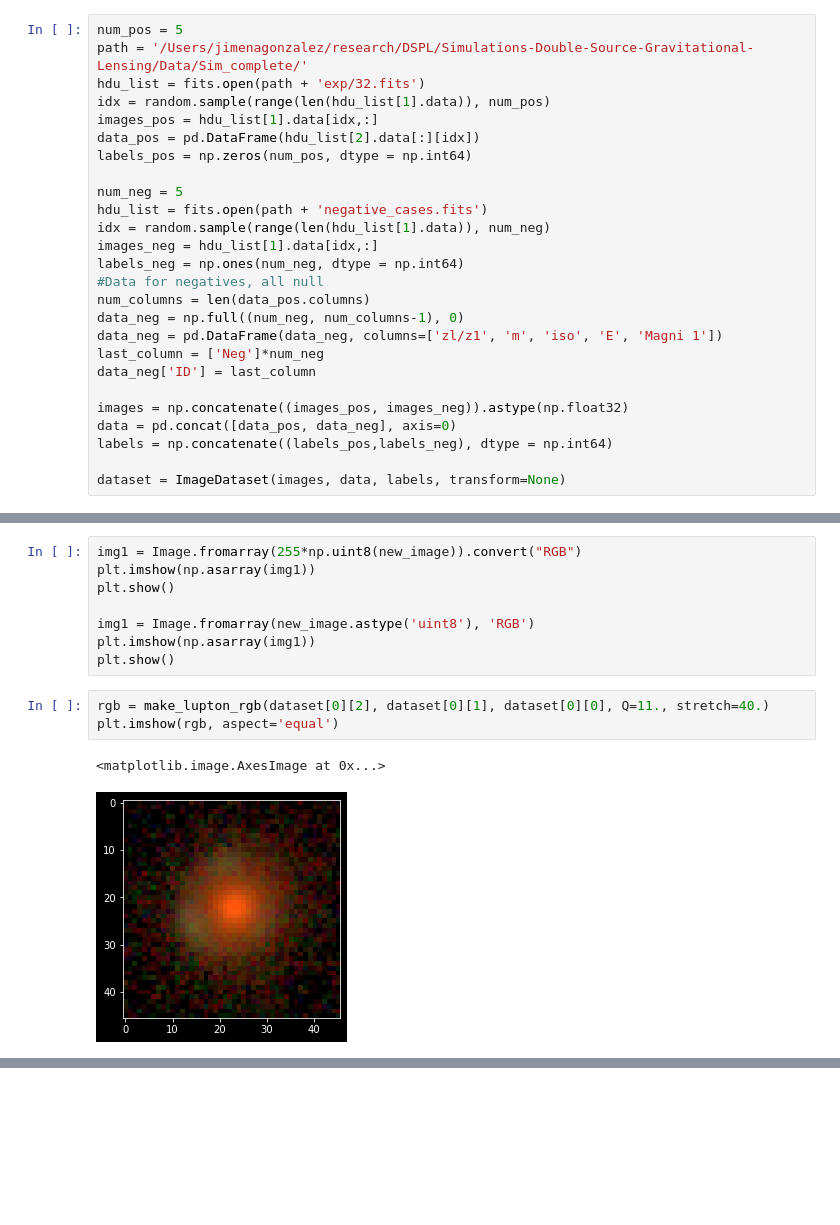
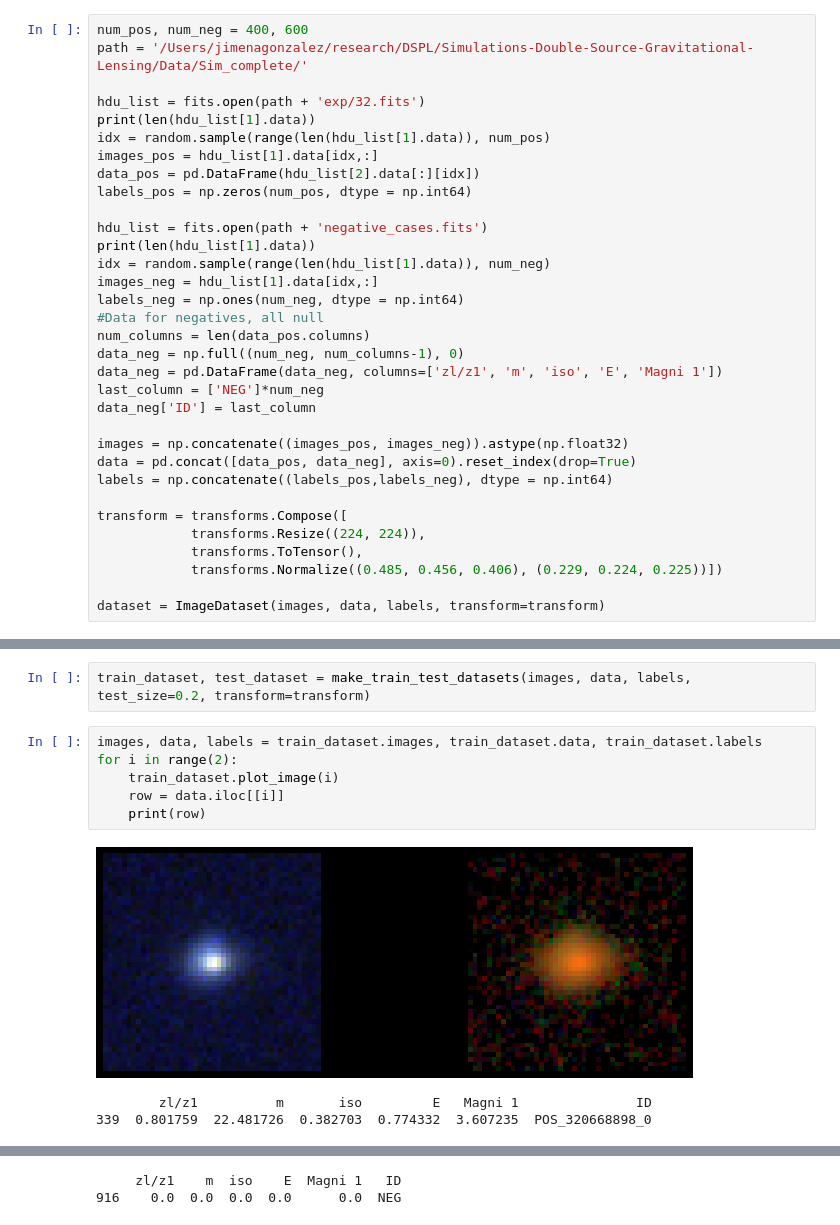
Before and after one commit to JimenaGonzalez/Searching-double-lenses, a Jupyter notebook: vit_cnn/vit_cnn.ipynb, the cells around one changed output, grey strips where cells are left out. Cells and saved outputs as stored; diff of their text form; blank space fills up the shorter version.

Commit message:
Trained

```diff
--- a/vit_cnn/vit_cnn.ipynb
+++ b/vit_cnn/vit_cnn.ipynb
@@ -44,14 +119,16 @@ class ImageDataset(Dataset):
 # %%
-num_pos = 5
+num_pos, num_neg = 400, 600
 path = '/Users/jimenagonzalez/research/DSPL/Simulations-Double-Source-Gravitational-Lensing/Data/Sim_complete/'
+
 hdu_list = fits.open(path + 'exp/32.fits')
+print(len(hdu_list[1].data))
 idx = random.sample(range(len(hdu_list[1].data)), num_pos)
 images_pos = hdu_list[1].data[idx,:]
 data_pos = pd.DataFrame(hdu_list[2].data[:][idx])
 labels_pos = np.zeros(num_pos, dtype = np.int64)
 
-num_neg = 5
 hdu_list = fits.open(path + 'negative_cases.fits')
+print(len(hdu_list[1].data))
 idx = random.sample(range(len(hdu_list[1].data)), num_neg)
 images_neg = hdu_list[1].data[idx,:]
 labels_neg = np.ones(num_neg, dtype = np.int64)
@@ -59,11 +136,16 @@ labels_neg = np.ones(num_neg, dtype = np.int64)
 num_columns = len(data_pos.columns)
 data_neg = np.full((num_neg, num_columns-1), 0)
 data_neg = pd.DataFrame(data_neg, columns=['zl/z1', 'm', 'iso', 'E', 'Magni 1'])
-last_column = ['Neg']*num_neg
+last_column = ['NEG']*num_neg
 data_neg['ID'] = last_column
 
 images = np.concatenate((images_pos, images_neg)).astype(np.float32)
-data = pd.concat([data_pos, data_neg], axis=0)
+data = pd.concat([data_pos, data_neg], axis=0).reset_index(drop=True)
 labels = np.concatenate((labels_pos,labels_neg), dtype = np.int64)
 
-dataset = ImageDataset(images, data, labels, transform=None)
+transform = transforms.Compose([
+            transforms.Resize((224, 224)),
+            transforms.ToTensor(),
+            transforms.Normalize((0.485, 0.456, 0.406), (0.229, 0.224, 0.225))])
+
+dataset = ImageDataset(images, data, labels, transform=transform)
@@ -104,14 +155,12 @@ plt.show()
-# %%
-img1 = Image.fromarray(255*np.uint8(new_image)).convert("RGB")
-plt.imshow(np.asarray(img1))
-plt.show()
-
-img1 = Image.fromarray(new_image.astype('uint8'), 'RGB')
-plt.imshow(np.asarray(img1))
-plt.show()
-# %%
-rgb = make_lupton_rgb(dataset[0][2], dataset[0][1], dataset[0][0], Q=11., stretch=40.)
-plt.imshow(rgb, aspect='equal')
-# %% [output]
-<matplotlib.image.AxesImage at 0x...>
-[figure, removed]
+# %%
+train_dataset, test_dataset = make_train_test_datasets(images, data, labels, test_size=0.2, transform=transform)
+# %%
+images, data, labels = train_dataset.images, train_dataset.data, train_dataset.labels
+for i in range(2):
+    train_dataset.plot_image(i)
+    row = data.iloc[[i]]
+    print(row)
+# %% [output]
+[figure, added]
+        zl/z1          m       iso         E   Magni 1               ID
+339  0.801759  22.481726  0.382703  0.774332  3.607235  POS_320668898_0
@@ -117,0 +168,2 @@ plt.imshow(rgb, aspect='equal')
+     zl/z1    m  iso    E  Magni 1   ID
+916    0.0  0.0  0.0  0.0      0.0  NEG
```
Also changed, not shown: parts of 19 cells of this notebook.
